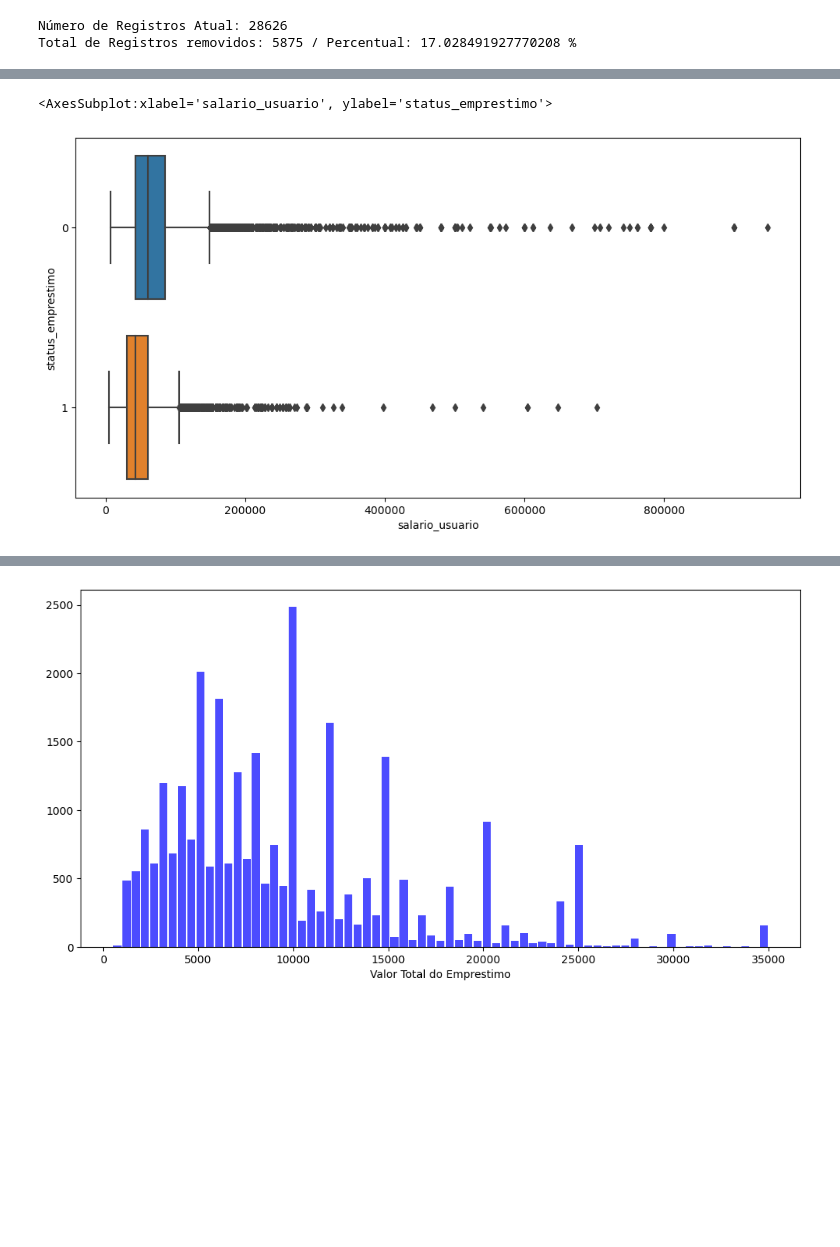
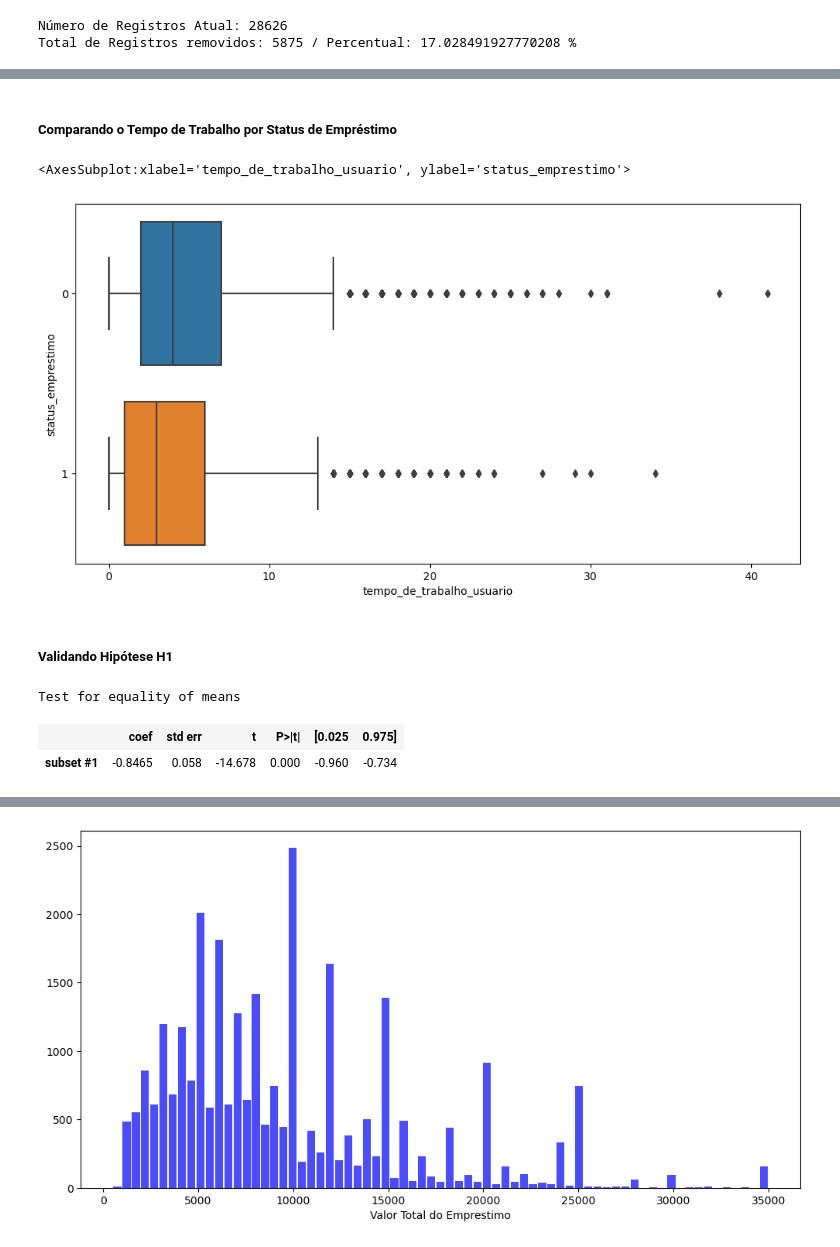
Before and after one commit to reynancs/ml-easy-cash, a Jupyter notebook: notebooks/credit_risk-v2.ipynb, the cells around one changed output, grey strips where cells are left out. Drawn from its saved outputs; the diff is of its cells as text; code cells hidden in the pictures; blank space fills up the shorter version.

```diff
--- a/notebooks/credit_risk-v2.ipynb
+++ b/notebooks/credit_risk-v2.ipynb
@@ -342,5 +316,9 @@ dados_tratados.corr()
+# %% [markdown]
+##### Comparando o Tempo de Trabalho por Status de Empréstimo
 # %%
-sns.boxplot(data = dados_tratados, y = 'status_emprestimo', x= 'salario_usuario', orient= 'h'  )
+sns.boxplot(data = dados_tratados, y = 'status_emprestimo', x= 'tempo_de_trabalho_usuario', orient= 'h'  )
 # %% [output]
-<AxesSubplot:xlabel='salario_usuario', ylabel='status_emprestimo'>
+<AxesSubplot:xlabel='tempo_de_trabalho_usuario', ylabel='status_emprestimo'>
-[figure, old version]
+[figure, new version]
+# %% [markdown]
+##### Validando Hipótese H1
@@ -346,0 +329,12 @@ sns.boxplot(data = dados_tratados, y = 'status_emprestimo', x= 'salario_usuario'
+# %%
+from statsmodels.stats.weightstats import DescrStatsW
+
+descr_tempo_trabalho_inadimplentes = DescrStatsW(subset_inadimplentes.tempo_de_trabalho_usuario)
+descr_tempo_trabalho_adimplentes = DescrStatsW(subset_adimplentes.tempo_de_trabalho_usuario)
+
+comparacao = descr_tempo_trabalho_inadimplentes.get_compare(descr_tempo_trabalho_adimplentes)
+comparacao.summary()
+# %% [output]
+Test for equality of means
+|  | coef | std err | t | P>|t| | [0.025 | 0.975] |
+| subset #1 | -0.8465 | 0.058 | -14.678 | 0.000 | -0.960 | -0.734 |
```
Also changed, not shown: parts of 50 cells of this notebook, 1 other file.
